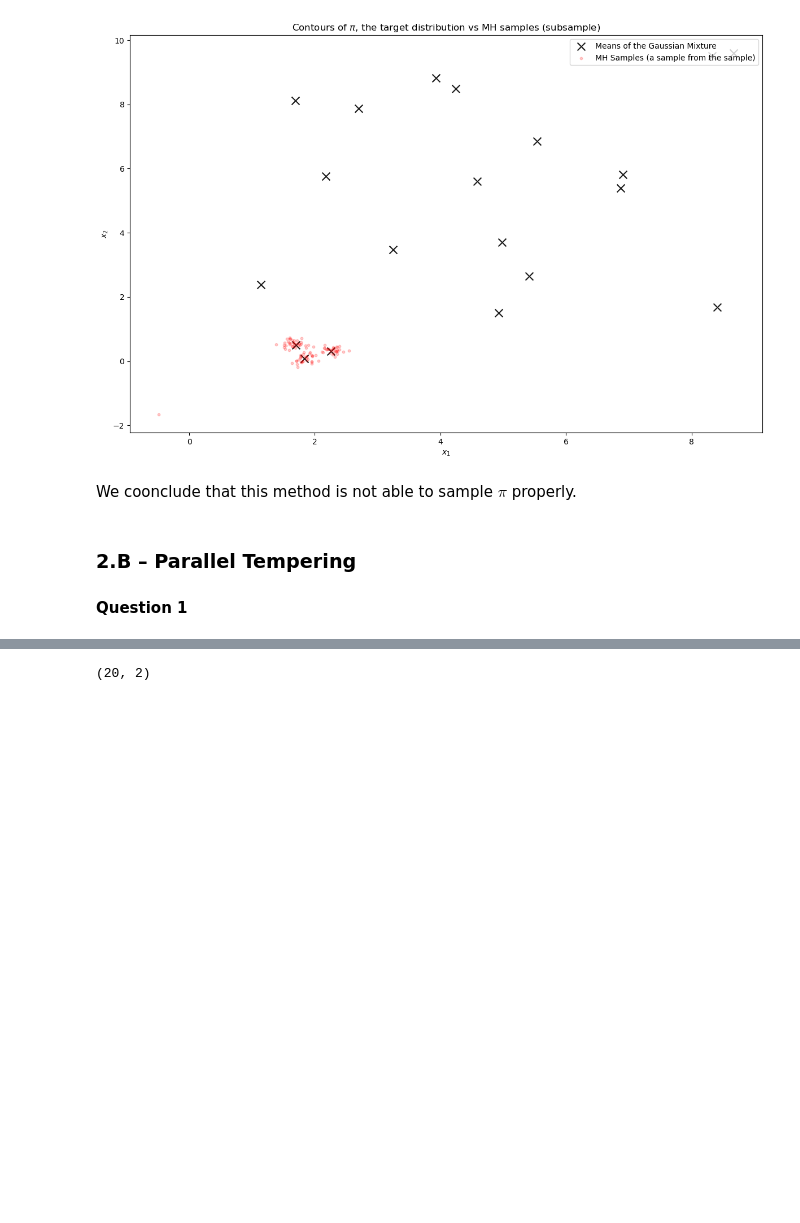
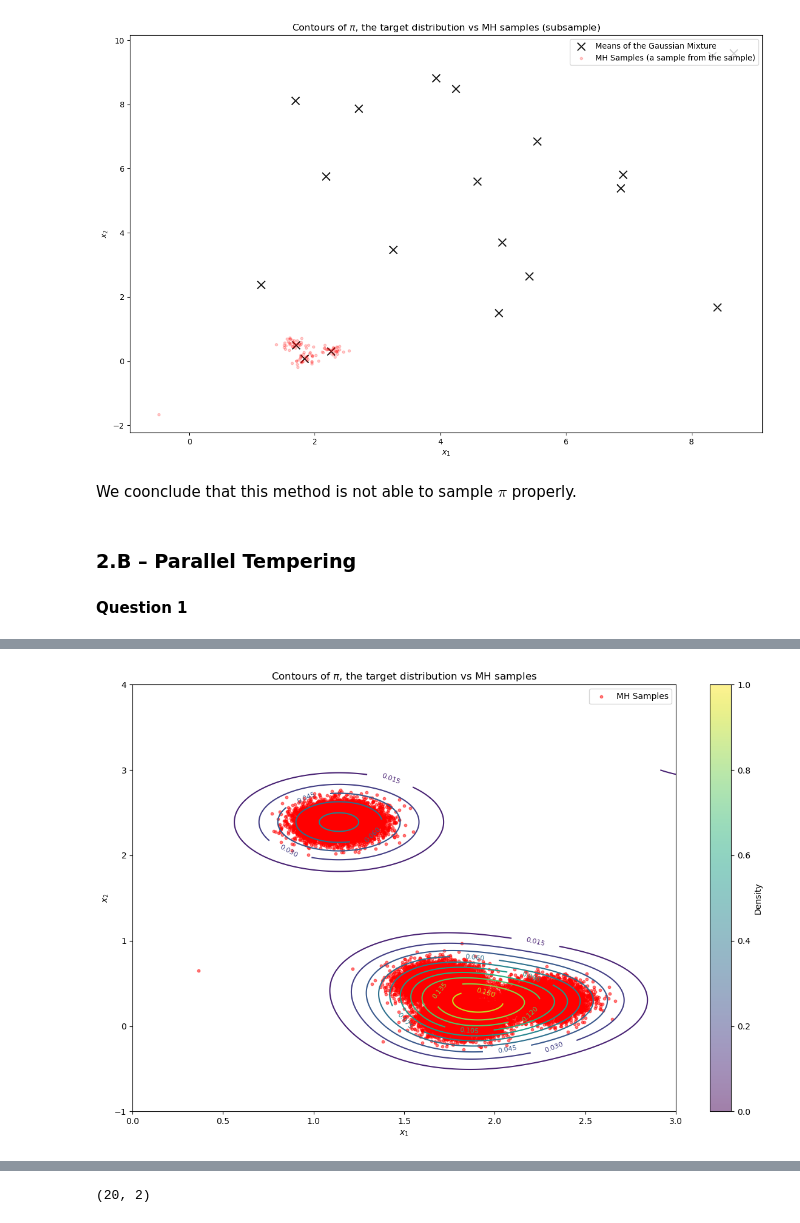
Before and after one commit to AugustinCablant/3A-class, a Jupyter notebook: Computational Statistics/TP4.ipynb, the cells around one changed output, grey strips where cells are left out. Saved outputs shown, nothing was run; the diff lists cells and outputs as text; code cells hidden in the pictures; blank space fills up the shorter version.

```diff
--- a/Computational Statistics/TP4.ipynb
+++ b/Computational Statistics/TP4.ipynb
@@ -579,8 +592,7 @@ def parallel_tempering(x0, pi, T, tau, MUS, sigmas, wis, sigma_prop = 0.35 * np.
         yn = []
         for k in range(K):
             xn = samples_K[k][-1]
-            print(xn)
-            y_k = HM_sampler(xn, gaussian_mixture, sigma_prop = 0.35 * np.ones(2), MUS = MUS, sigmas = sigmas, wis = wis, max_iter = 10 ** 3)[-1]
+            y_k = HM_sampler(xn, gaussian_mixture, sigma_prop = 0.35 * np.ones(2), MUS = MUS, sigmas = sigmas, wis = wis, max_iter = 10 ** 3, verbose = False, tqdm = False)[-1]
             yn.append(y_k)
 
         # Choose chains to mix
@@ -590,16 +602,12 @@ def parallel_tempering(x0, pi, T, tau, MUS, sigmas, wis, sigma_prop = 0.35 * np.
 
         # Acceptance probability
 
-        alpha = min(0, ((
-            (1 / T[i]) * pi(x = yn[j], MUS, sigmas, wis)
-            ) * (
-                (1 / T[j]) * pi(x = yn[i], MUS, sigmas, wis)
-                )) / ((
-                    (1 / T[i]) * pi(x = yn[i], MUS, sigmas, wis)
-                         ) * (
-                             (1 / T[j]) * pi(x = yn[j], MUS, sigmas, wis)
-                             ))
-                             )
+        alpha = min(1,
+                ((1 / T[i]) * pi(yn[j], MUS, sigmas, wis) *
+                (1 / T[j]) * pi(yn[i], MUS, sigmas, wis)) /
+                ((1 / T[i]) * pi(yn[i], MUS, sigmas, wis) *
+                (1 / T[j]) * pi(yn[j], MUS, sigmas, wis))
+        )
 
         U = np.random.random()
         if U < alpha:
@@ -613,4 +621,5 @@ def parallel_tempering(x0, pi, T, tau, MUS, sigmas, wis, sigma_prop = 0.35 * np.
         for k in range(K):
             if k != i and k != j:
                 samples_K[k].append(yn[k])
+
     return samples_K
@@ -641,0 +637,28 @@ TypeError: gaussian_mixture() missing 3 required positional arguments: 'mus', 's
+# %%
+sample = np.array(sample)
+sample = sample.reshape(-1, 2)
+x = np.linspace(-3, 3, 10 ** 3)
+y = np.linspace(-3, 3, 10 ** 3)
+X, Y = np.meshgrid(x, y)
+pos = np.dstack((X, Y))
+Z = np.zeros(X.shape)
+for w, mu, sigma in zip(wis, MU, sigmas):
+    rv = multivariate_normal(mean = mu, cov = sigma * np.eye(2))
+    Z += w * rv.pdf(pos)
+
+# Tracé des contours
+plt.figure(figsize=(12, 8))
+contour_target = plt.contour(X, Y, Z, levels = 10, cmap = 'viridis')
+plt.clabel(contour_target, inline=True, fontsize=8)
+plt.scatter(sample[:, 0], sample[:, 1], s=10, c='red', alpha=0.5, label='MH Samples')
+plt.title("Contours of $\pi$, the target distribution vs MH samples")
+plt.xlabel("$x_1$")
+plt.ylabel("$x_2$")
+plt.colorbar(label="Density")
+plt.legend(loc='upper right', fontsize=10)
+plt.tight_layout()
+plt.xlim(0, 3)
+plt.ylim(-1, 4)
+plt.show()
+# %% [output]
+[figure, added]
```
Also changed, not shown: parts of 6 cells of this notebook.
